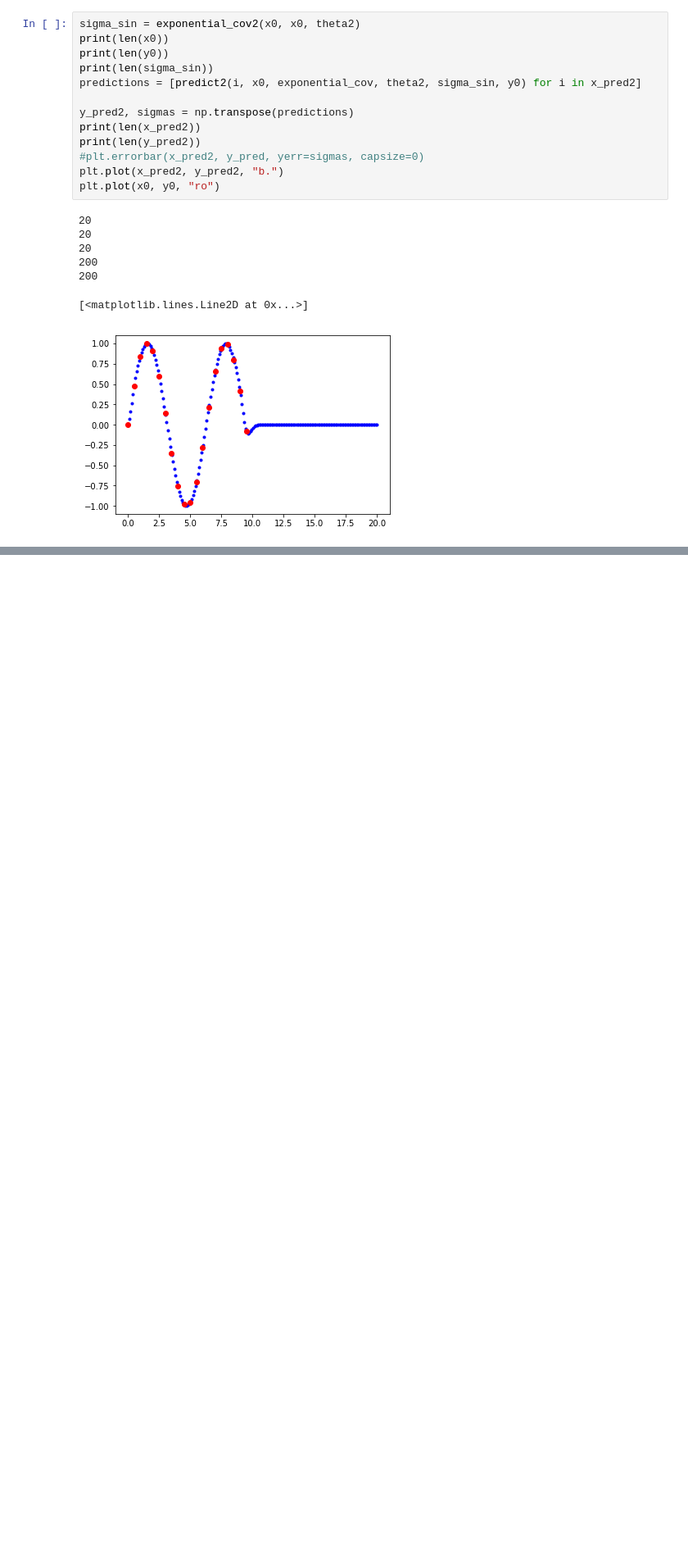
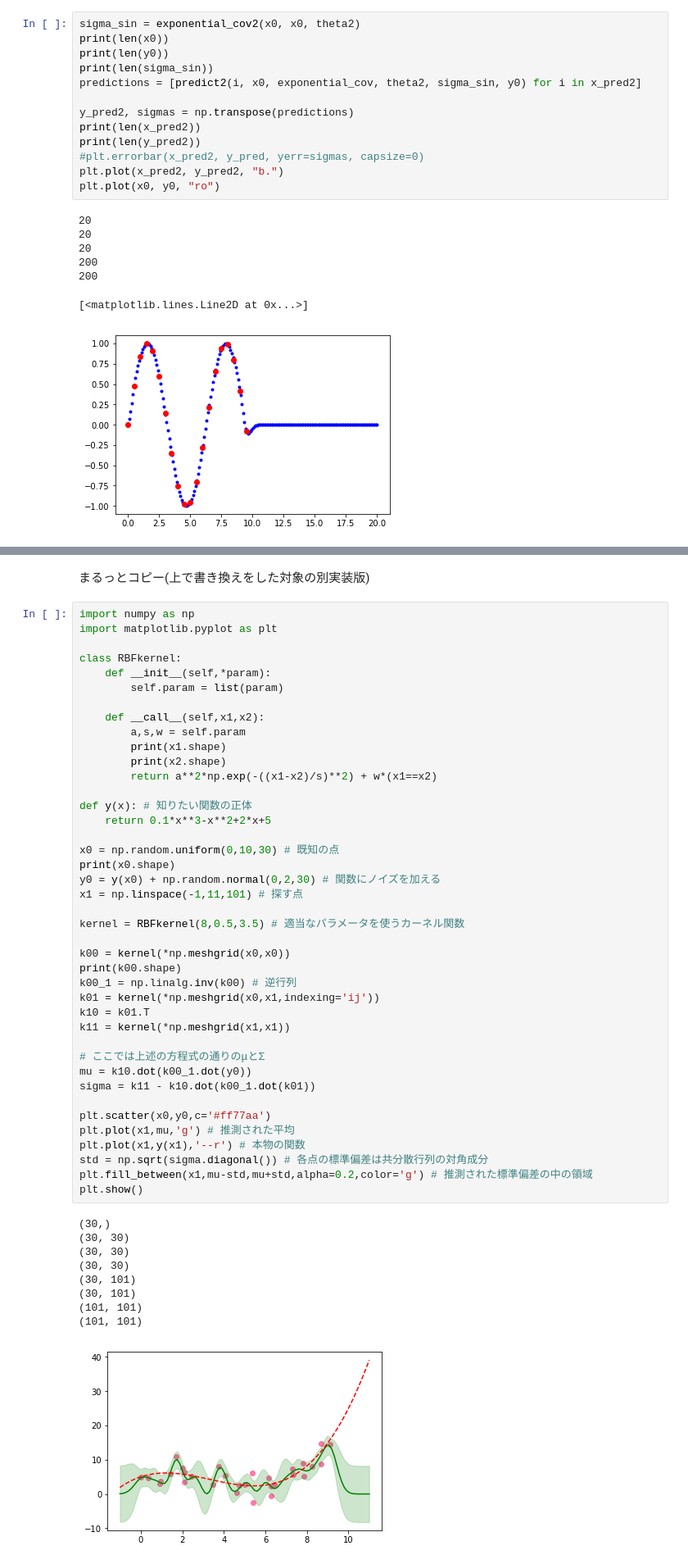
Before and after one commit to ryogrid/ryogridJupyterNotebooks, a Jupyter notebook: gaussian_process_regression_sample_org_0601.ipynb, the cells around one changed output, grey strips where cells are left out. Shown: that part at 82% size. Cells and saved outputs as stored; diff of their text form; blank space fills up the shorter version.

```diff
--- a/gaussian_process_regression_sample_org_0601.ipynb
+++ b/gaussian_process_regression_sample_org_0601.ipynb
@@ -162,0 +198,53 @@ plt.plot(x0, y0, "ro")
+# %% [markdown]
+まるっとコピー(上で書き換えをした対象の別実装版)
+# %%
+import numpy as np
+import matplotlib.pyplot as plt
+
+class RBFkernel:
+    def __init__(self,*param):
+        self.param = list(param)
+
+    def __call__(self,x1,x2):
+        a,s,w = self.param
+        print(x1.shape)
+        print(x2.shape)
+        return a**2*np.exp(-((x1-x2)/s)**2) + w*(x1==x2)
+
+def y(x): # 知りたい関数の正体
+    return 0.1*x**3-x**2+2*x+5
+
+x0 = np.random.uniform(0,10,30) # 既知の点
+print(x0.shape)
+y0 = y(x0) + np.random.normal(0,2,30) # 関数にノイズを加える
+x1 = np.linspace(-1,11,101) # 探す点
+
+kernel = RBFkernel(8,0.5,3.5) # 適当なパラメータを使うカーネル関数
+
+k00 = kernel(*np.meshgrid(x0,x0))
+print(k00.shape)
+k00_1 = np.linalg.inv(k00) # 逆行列
+k01 = kernel(*np.meshgrid(x0,x1,indexing='ij'))
+k10 = k01.T
+k11 = kernel(*np.meshgrid(x1,x1))
+
+# ここでは上述の方程式の通りのμとΣ
+mu = k10.dot(k00_1.dot(y0))
+sigma = k11 - k10.dot(k00_1.dot(k01))
+
+plt.scatter(x0,y0,c='#ff77aa')
+plt.plot(x1,mu,'g') # 推測された平均
+plt.plot(x1,y(x1),'--r') # 本物の関数
+std = np.sqrt(sigma.diagonal()) # 各点の標準偏差は共分散行列の対角成分
+plt.fill_between(x1,mu-std,mu+std,alpha=0.2,color='g') # 推測された標準偏差の中の領域
+plt.show()
+# %% [output]
+(30,)
+(30, 30)
+(30, 30)
+(30, 30)
+(30, 101)
+(30, 101)
+(101, 101)
+(101, 101)
+[figure, added]
```
Also changed, not shown: parts of 42 cells of this notebook.
